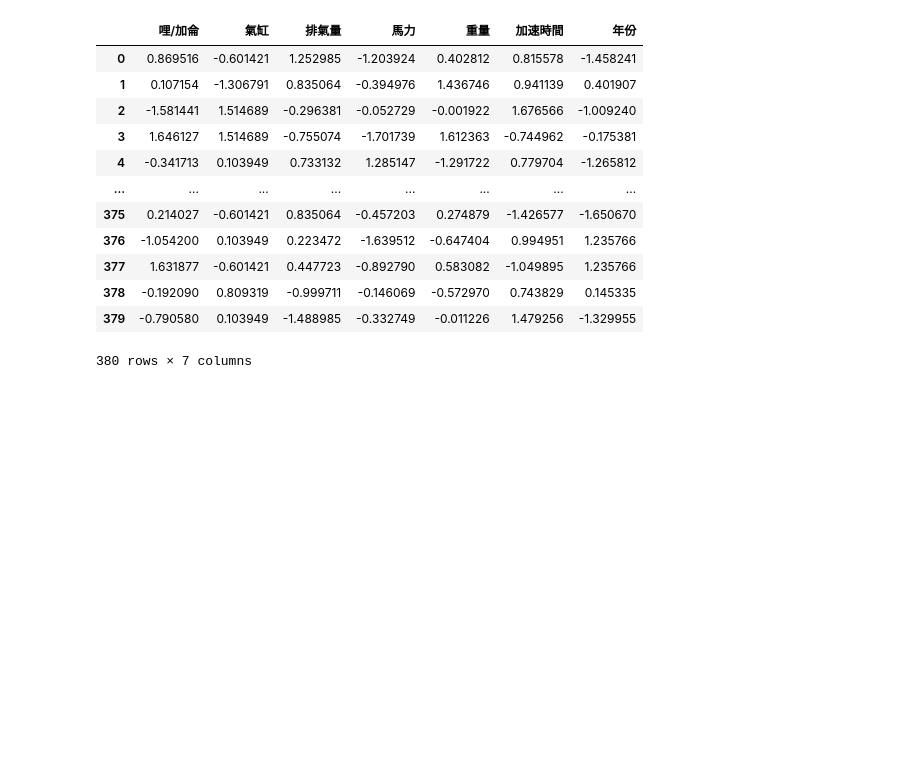
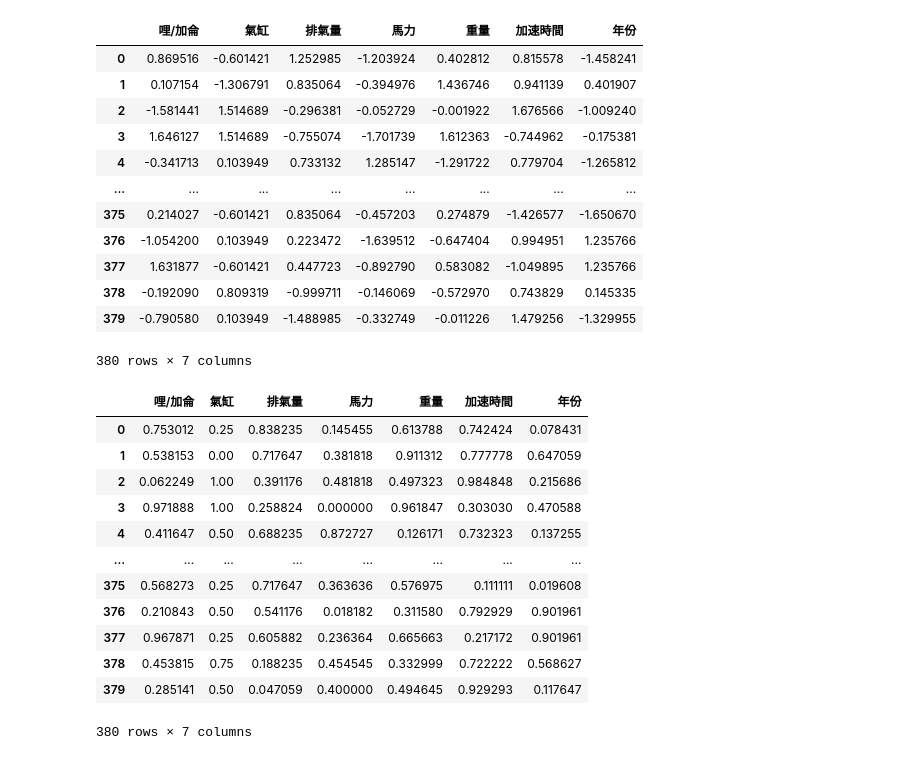
Before and after one commit to dodor3030/303030, a Jupyter notebook: EX04_01_汽車車型數值資料轉換.ipynb, the cells around one changed output. Cells and saved outputs as stored; diff of their text form; code cells hidden in the pictures; blank space fills up the shorter version.

```diff
--- a/EX04_01_汽車車型數值資料轉換.ipynb
+++ b/EX04_01_汽車車型數值資料轉換.ipynb
@@ -51,3 +51,22 @@ df_std
 | 378 | -0.192090 | 0.809319 | -0.999711 | -0.146069 | -0.572970 | 0.743829 | 0.145335 |
 | 379 | -0.790580 | 0.103949 | -1.488985 | -0.332749 | -0.011226 | 1.479256 | -1.329955 |
 380 rows × 7 columns
+# %%
+from sklearn.preprocessing import MinMaxScaler
+mms = MinMaxScaler()
+df_mms[df_mms.columns.to_list()] = mms.fit_transform(df_mms[df_mms.columns.to_list()])
+df_mms
+# %% [output]
+|  | 哩/加侖 | 氣缸 | 排氣量 | 馬力 | 重量 | 加速時間 | 年份 |
+| 0 | 0.753012 | 0.25 | 0.838235 | 0.145455 | 0.613788 | 0.742424 | 0.078431 |
+| 1 | 0.538153 | 0.00 | 0.717647 | 0.381818 | 0.911312 | 0.777778 | 0.647059 |
+| 2 | 0.062249 | 1.00 | 0.391176 | 0.481818 | 0.497323 | 0.984848 | 0.215686 |
+| 3 | 0.971888 | 1.00 | 0.258824 | 0.000000 | 0.961847 | 0.303030 | 0.470588 |
+| 4 | 0.411647 | 0.50 | 0.688235 | 0.872727 | 0.126171 | 0.732323 | 0.137255 |
+| ... | ... | ... | ... | ... | ... | ... | ... |
+| 375 | 0.568273 | 0.25 | 0.717647 | 0.363636 | 0.576975 | 0.111111 | 0.019608 |
+| 376 | 0.210843 | 0.50 | 0.541176 | 0.018182 | 0.311580 | 0.792929 | 0.901961 |
+| 377 | 0.967871 | 0.25 | 0.605882 | 0.236364 | 0.665663 | 0.217172 | 0.901961 |
+| 378 | 0.453815 | 0.75 | 0.188235 | 0.454545 | 0.332999 | 0.722222 | 0.568627 |
+| 379 | 0.285141 | 0.50 | 0.047059 | 0.400000 | 0.494645 | 0.929293 | 0.117647 |
+380 rows × 7 columns
```
